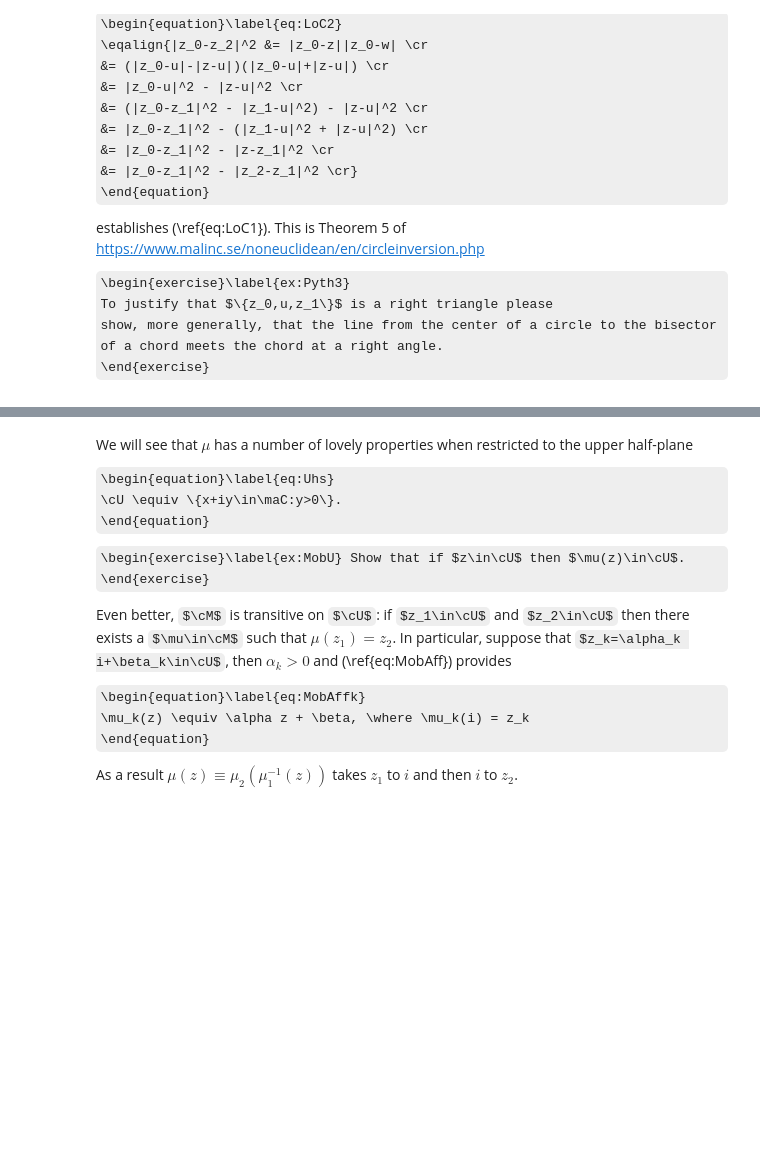
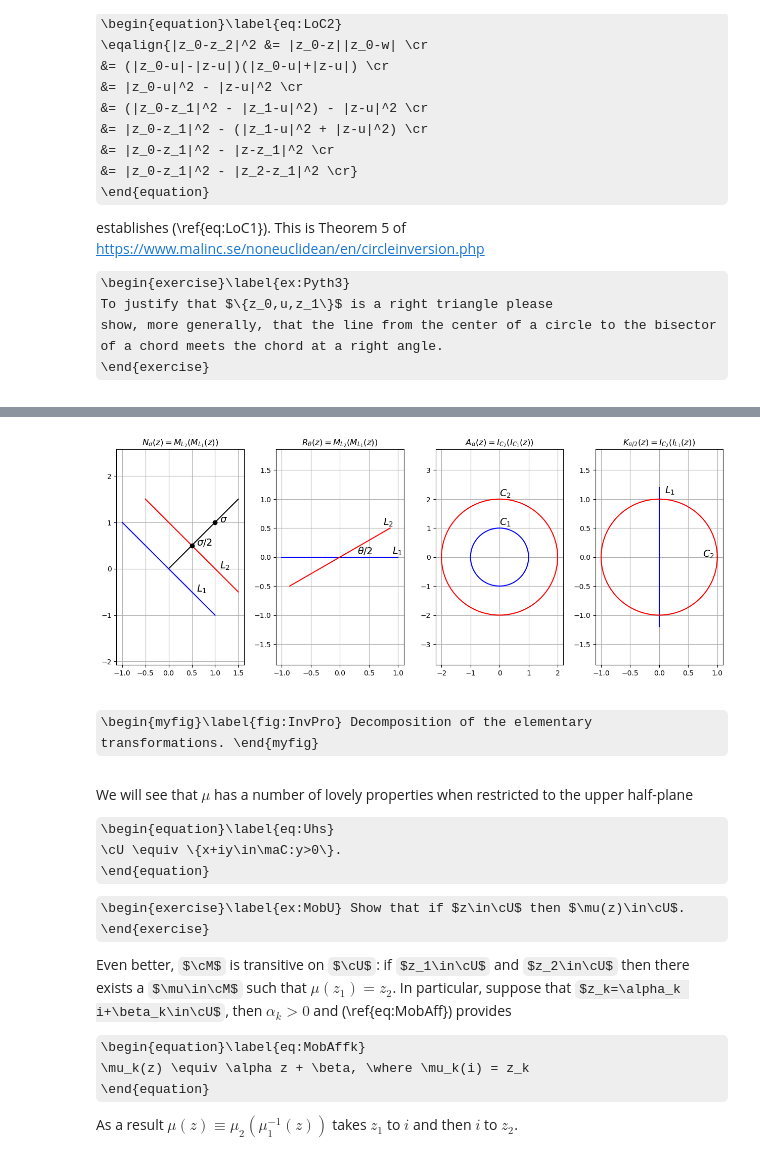
Before and after one commit to steve-cox-LA/JLA, a Jupyter notebook: TransPlane/1.6.ComplexPlane.ipynb, the cells around one changed output, grey strips where cells are left out. Cells and saved outputs as stored; diff of their text form; code cells hidden in the pictures; some formulas as TeX source; blank space fills up the shorter version.

```diff
--- a/TransPlane/1.6.ComplexPlane.ipynb
+++ b/TransPlane/1.6.ComplexPlane.ipynb
@@ -613,3 +598,69 @@ Although the inversion, $I_C(z)$, of (\ref{eq:INVdef}) is not quite M&ouml;bius
+# %%
+# pairs of reflections or inversions
+
+%matplotlib inline
+import numpy as np
+import matplotlib.pyplot as plt
+
+fig, (ax1, ax2, ax3, ax4) = plt.subplots(1, 4)
+plt.subplots_adjust(right=2, top=1, wspace=0.25)
+
+# translation
+sigma = 1 + 1j
+ax1.plot([0, 3/2], [0,3/2],'k')
+ax1.plot(1,1,'ko')
+ax1.text(1.1,1,'$\sigma$', fontsize=14)
+ax1.plot([-1,1],[1,-1],'b')
+ax1.plot([-1/2,3/2],[3/2,-1/2],'r')
+ax1.plot(1/2,1/2,'ko')
+ax1.text(0.6,0.5,'$\sigma/2$', fontsize=14)
+ax1.text(0.6,-0.5,'$L_1$', fontsize=14)
+ax1.text(1.1,0,'$L_2$', fontsize=14)
+ax1.axis('equal')
+ax1.grid('on')
+ax1.set_title('$N_\sigma(z)=M_{L_2}(M_{L_1}(z))$')
+
+# rotation
+theta = np.pi/3
+#ax1.plot([0, 3/2], [0,3/2],'k')
+#ax1.plot(1,1,'ko')
+#ax1.text(1.1,1,'$\sigma$', fontsize=14)
+ax2.plot([-1,1],[0,0],'b')
+x = np.cos(theta/2)
+y = np.sin(theta/2)
+ax2.plot([-x,x],[-y,y],'r')
+#ax2.plot(1/2,1/2,'ko')
+ax2.text(0.3,0.05,'$\\theta/2$', fontsize=14)
+ax2.text(0.9,0.05,'$L_1$', fontsize=14)
+ax2.text(0.75,0.55,'$L_2$', fontsize=14)
+ax2.axis('equal')
+ax2.grid('on')
+ax2.set_title('$R_\\theta(z)=M_{L_2}(M_{L_1}(z))$')
+
+# dilation
+t = np.linspace(0,2*np.pi,200)
+x = np.cos(t)
+y = np.sin(t)
+ax3.plot(x,y,'b')
+ax3.plot(2*x, 2*y, 'r')
+ax3.text(0,1.1,'$C_1$', fontsize=14)
+ax3.text(0,2.1,'$C_2$', fontsize=14)
+ax3.axis('equal')
+ax3.grid('on')
+ax3.set_title('$A_\\alpha(z)=I_{C_2}(I_{C_1}(z))$')
+
+# -1/z
+ax4.plot([0,0], [-1.2,1.2],'b')
+ax4.plot(x, y, 'r')
+ax4.text(0.1,1.1,'$L_1$', fontsize=14)
+ax4.text(0.75,0,'$C_2$', fontsize=14)
+ax4.axis('equal')
+ax4.grid('on')
+ax4.set_title('$K_{\pi/2}(z)=I_{C_2}(I_{L_1}(z))$');
+# %% [output]
+[figure, added]
+# %% [markdown]
+\begin{myfig}\label{fig:InvPro} Decomposition of the elementary transformations. \end{myfig}
 # %% [markdown]
 We will see that $\mu$ has a number of lovely properties when restricted to the upper half-plane
 
```
Also changed, not shown: parts of 11 cells of this notebook.
